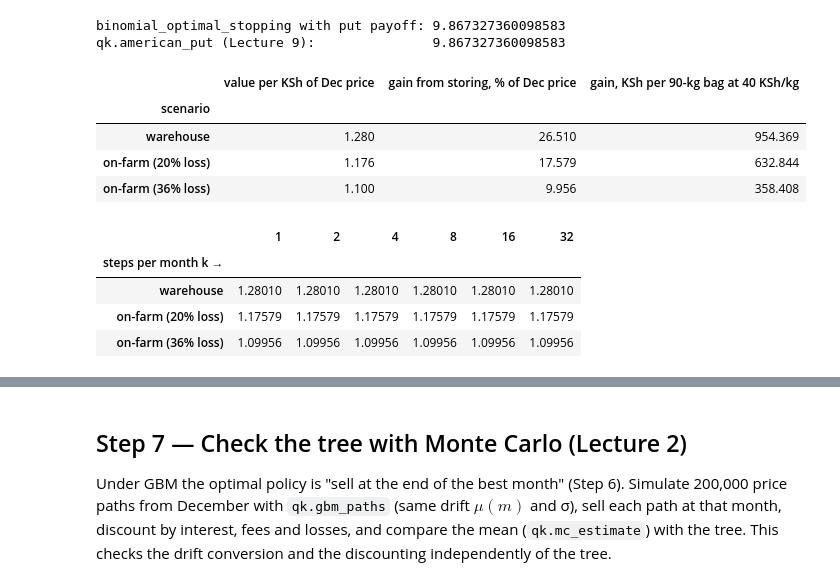
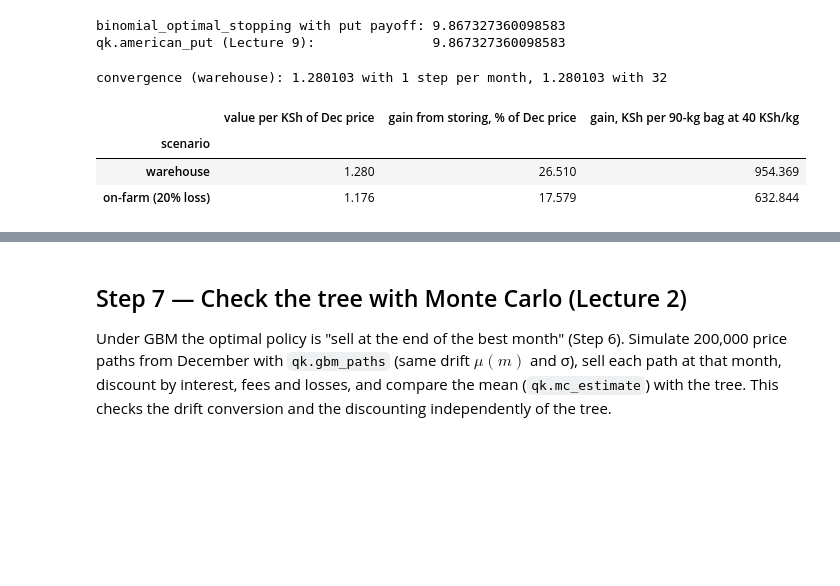
Before and after one commit to thummim-mekuria/erdos_project, a Jupyter notebook: maize_storage_option.ipynb, the cells around one changed output, grey strips where cells are left out. Cells and saved outputs as stored; diff of their text form; code cells hidden in the pictures; blank space fills up the shorter version.

```diff
--- a/maize_storage_option.ipynb
+++ b/maize_storage_option.ipynb
@@ -528,13 +500,0 @@ classified.
-# %%
-v = rv_eps.dropna()
-high = (v > v.median()).astype(int)
-runs = (high != high.shift()).cumsum()
-durations = high.groupby(runs).agg(["first", "size"])
-mean_dur = durations.groupby("first")["size"].mean() / 12          # years
-alpha, beta_rate = 1 / mean_dur[0], 1 / mean_dur[1]
-regime = high.reindex(eps.index)
-sig_lo = eps[regime == 0].std() * np.sqrt(12)
-sig_hi = eps[regime == 1].std() * np.sqrt(12)
-print(f"classified months: {int(regime.notna().sum())} of {len(eps)} returns")
-print(f"mean duration: calm {mean_dur[0]:.2f} yr, crisis {mean_dur[1]:.2f} yr  ->  alpha={alpha:.2f}/yr, beta={beta_rate:.2f}/yr")
-print(f"sigma calm = {sig_lo:.3f}, sigma crisis = {sig_hi:.3f} (single-regime sigma = {sigma:.3f})")
@@ -703,38 +648,30 @@ qk.american_put (Lecture 9):               9.867327360098583
 # %%
 R_LOAN = 0.15
 SCENARIOS = {"warehouse": dict(fee=0.03, loss=0.00, once=0.015),
-             "on-farm (20% loss)": dict(fee=0.00, loss=0.20, once=0.0),
-             "on-farm (36% loss)": dict(fee=0.00, loss=0.36, once=0.0)}
+             "on-farm (20% loss)": dict(fee=0.00, loss=0.20, once=0.0)}
 SELL_MONTHS = MONTHS[:11]                 # steps Dec->Jan, ..., Oct->Nov: sale possible at end of Jan..Nov
 H = len(SELL_MONTHS)
 
 def store_value(fee, loss, k=8, r_=R_LOAN, sigma_=sigma, H_=H):
     drift = np.repeat(mu[SELL_MONTHS[:H_]].values, k)
     return qk.binomial_optimal_stopping(1.0, sigma_, H_ / 12, H_ * k, lambda S: S, r_, drift=drift,
                                         holding_cost=fee + loss, return_exercise=True)
 
 S_ILLUS = 40.0                            # illustrative December price, KSh/kg (≈ 3,600 per 90-kg bag)
 rows = []
 for name, c in SCENARIOS.items():
     v, ex = store_value(c["fee"], c["loss"])
     net = v - 1 - c["once"]
     rows.append({"scenario": name, "value per KSh of Dec price": v,
                  "gain from storing, % of Dec price": 100 * net,
                  f"gain, KSh per 90-kg bag at {S_ILLUS:.0f} KSh/kg": 90 * S_ILLUS * net})
-display(pd.DataFrame(rows).set_index("scenario").round(3))
-
-conv = pd.DataFrame({k: {n: store_value(c["fee"], c["loss"], k=k)[0] for n, c in SCENARIOS.items()}
-                     for k in (1, 2, 4, 8, 16, 32)})
-conv.round(5).rename_axis("steps per month k →")
+w1, w32 = store_value(0.03, 0.0, k=1)[0], store_value(0.03, 0.0, k=32)[0]
+print(f"convergence (warehouse): {w1:.6f} with 1 step per month, {w32:.6f} with 32")
+pd.DataFrame(rows).set_index("scenario").round(3)
 # %% [output]
+convergence (warehouse): 1.280103 with 1 step per month, 1.280103 with 32
 |  | value per KSh of Dec price | gain from storing, % of Dec price | gain, KSh per 90-kg bag at 40 KSh/kg |
 | scenario |  |  |  |
 | warehouse | 1.280 | 26.510 | 954.369 |
 | on-farm (20% loss) | 1.176 | 17.579 | 632.844 |
-| on-farm (36% loss) | 1.100 | 9.956 | 358.408 |
-|  | 1 | 2 | 4 | 8 | 16 | 32 |
-| steps per month k → |  |  |  |  |  |  |
-| warehouse | 1.28010 | 1.28010 | 1.28010 | 1.28010 | 1.28010 | 1.28010 |
-| on-farm (20% loss) | 1.17579 | 1.17579 | 1.17579 | 1.17579 | 1.17579 | 1.17579 |
-| on-farm (36% loss) | 1.09956 | 1.09956 | 1.09956 | 1.09956 | 1.09956 | 1.09956 |
 # %% [markdown]
```
Also changed, not shown: parts of 20 cells of this notebook, 1 other file.
